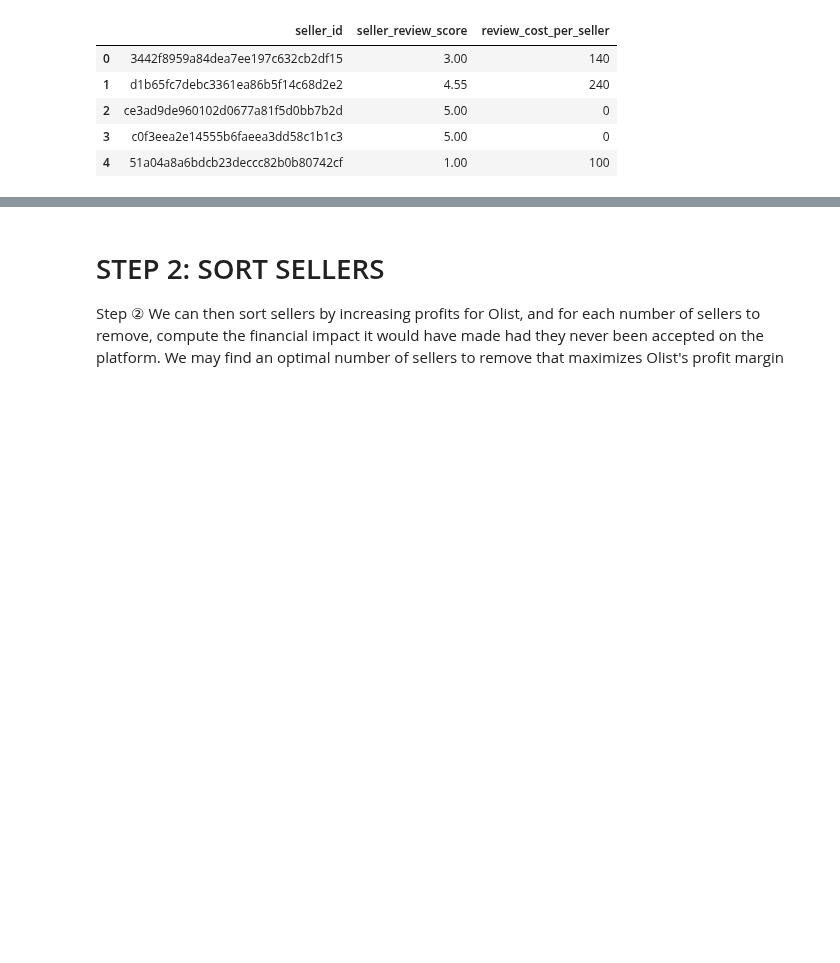
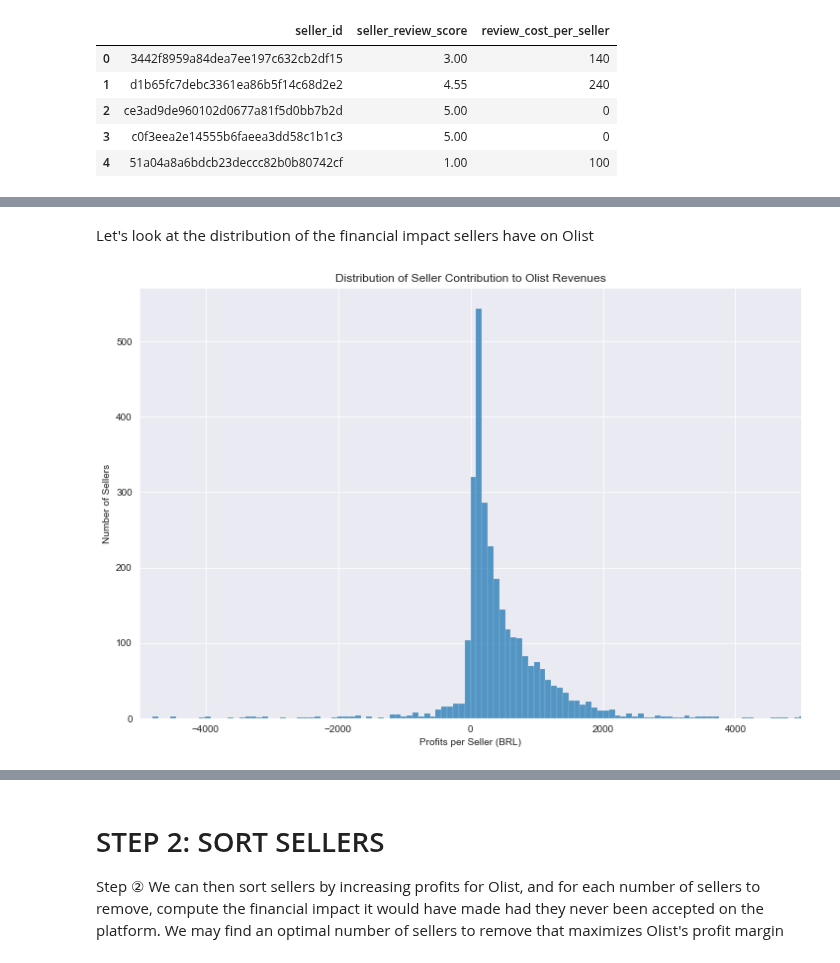
Before and after one commit to phlln/olist-analysis, a Jupyter notebook: notebooks/ceo_request-Phil-UPDATED.ipynb, the cells around one changed output, grey strips where cells are left out. Cells and saved outputs as stored; diff of their text form; code cells hidden in the pictures; blank space fills up the shorter version.

Commit message:
added plots and analysis to profit_per_seller

```diff
--- a/notebooks/ceo_request-Phil-UPDATED.ipynb
+++ b/notebooks/ceo_request-Phil-UPDATED.ipynb
@@ -159,0 +163,4 @@ sellers['review_cost_per_seller'] = sellers.groupby(by=['seller_id'], as_index=F
+# %%
+# Calculate the profit as 'revenue_per_seller' - 'review_cost_per_seller'
+sellers['profit_per_seller'] = sellers.revenue_per_seller - sellers.review_cost_per_seller
+sellers[['seller_id', 'revenue_per_seller', 'review_cost_per_seller', 'profit_per_seller']].groupby(by='seller_id').sum()
@@ -160,8 +182,12 @@ sellers['review_cost_per_seller'] = sellers.groupby(by=['seller_id'], as_index=F
+# %% [markdown]
+Let's look at the distribution of the financial impact sellers have on Olist
 # %%
 plt.figure(figsize=(12,8))
 sns.set_style('darkgrid')
-ax = sns.histplot(sellers.profits_before_it_costs)
+ax = sns.histplot(sellers.profit_per_seller)
 ax.set_xlim(xmin=-5000, xmax=5000)
-ax.set_xlabel('Profits before IT costs (BRL)')
+ax.set_xlabel('Profits per Seller (BRL)')
 ax.set_ylabel('Number of Sellers')
-ax.set_title('Distribution of Seller Contribution to Olist Revenues')
+ax.set_title('Distribution of Seller Contribution to Olist Revenues');
+# %% [output]
+[figure, added]
```
Also changed, not shown: parts of 11 cells of this notebook.
